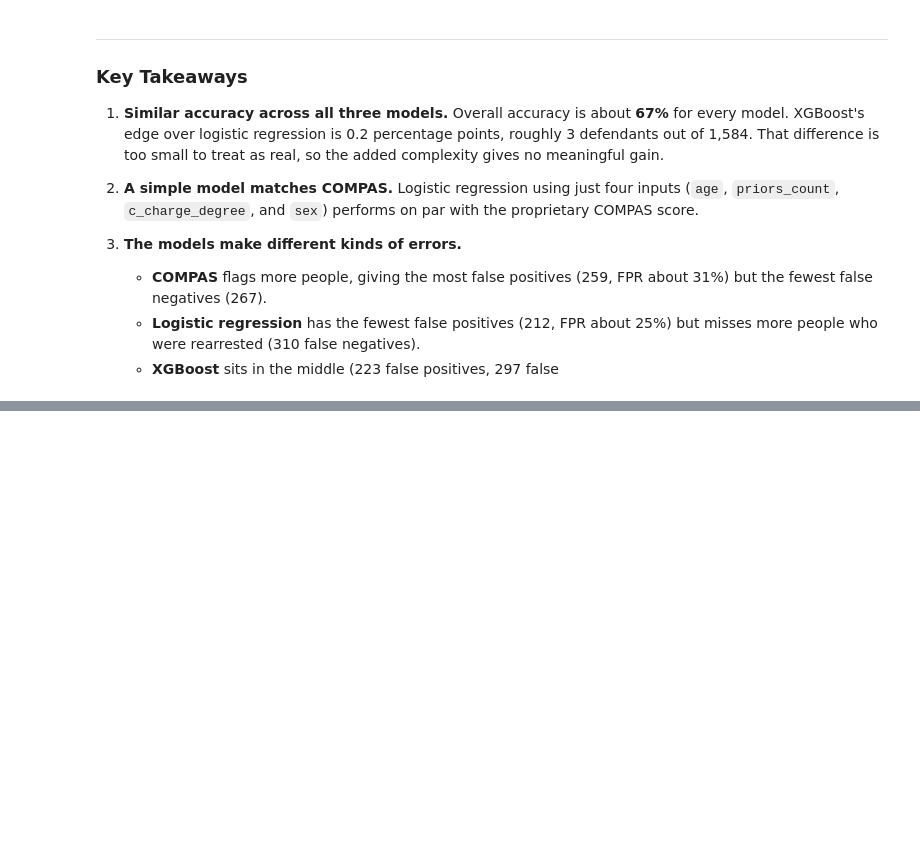
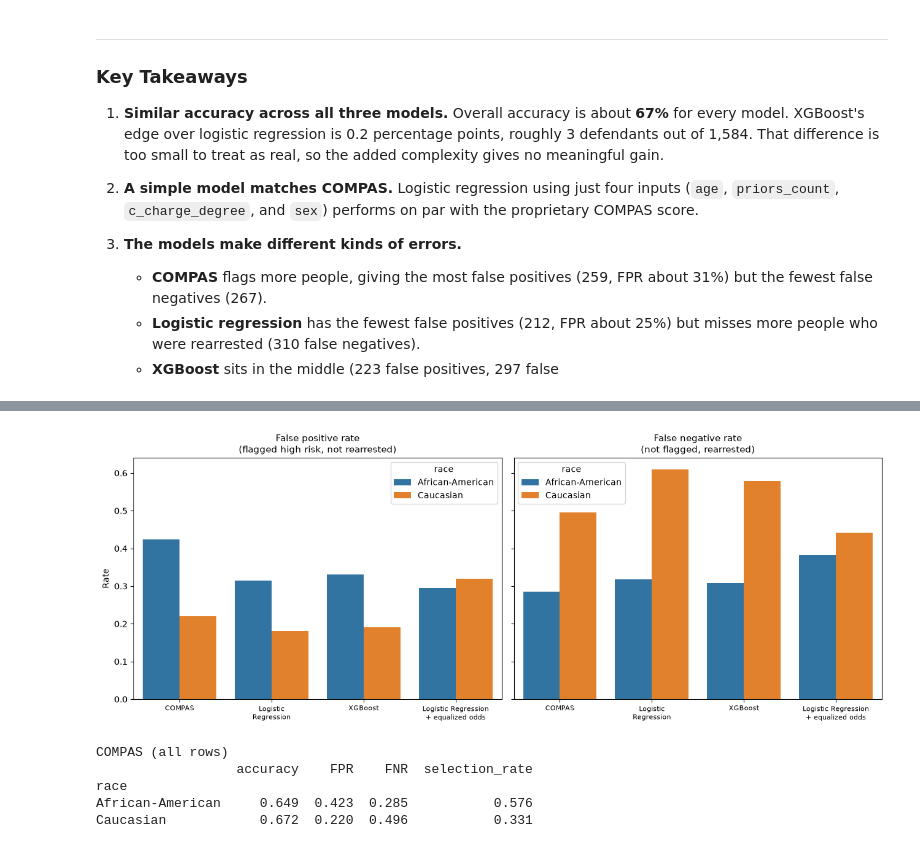
Before and after one commit to DeepCover-spec/compas-fairness-audit, a Jupyter notebook: notebooks/03_models.ipynb, the cells around one changed output, grey strips where cells are left out. Drawn from its saved outputs; the diff is of its cells as text; code cells hidden in the pictures; blank space fills up the shorter version.

Commit message:
Update chart with all-rows COMPAS and add README

```diff
--- a/notebooks/03_models.ipynb
+++ b/notebooks/03_models.ipynb
@@ -88,0 +130,7 @@ COMPAS
+# %%
+from fairlearn.metrics import demographic_parity_difference, equalized_odds_difference
+
+for name, pred in [("Logistic Regression", pred_lr), ("XGBoost", pred_xgb), ("COMPAS", pred_compas)]:
+    dp = demographic_parity_difference(y_test, pred, sensitive_features=race_test)
+    eo = equalized_odds_difference(y_test, pred, sensitive_features=race_test)
+    print(f"{name}: demographic parity diff = {dp:.3f}, equalized odds diff = {eo:.3f}")
@@ -88,0 +189,10 @@ COMPAS
+# %%
+from fairlearn.postprocessing import ThresholdOptimizer
+
+opt = ThresholdOptimizer(estimator=logreg, constraints="equalized_odds",
+                         predict_method="predict_proba", prefit=True)
+opt.fit(X_train, y_train, sensitive_features=race_train)
+pred_fair = opt.predict(X_test, sensitive_features=race_test, random_state=42)
+
+mf_fair = audit(y_test, pred_fair, race_test, "Logistic Regression + equalized odds")
+print("Overall accuracy:", round(accuracy_score(y_test, pred_fair), 3))
@@ -88,0 +228,40 @@ COMPAS
+# %%
+import pandas as pd
+import seaborn as sns
+import matplotlib.pyplot as plt
+
+rows = []
+for name, mf in [("COMPAS", mf_compas_all),
+                 ("Logistic\nRegression", mf_lr),
+                 ("XGBoost", mf_xgb),
+                 ("Logistic Regression\n+ equalized odds", mf_fair)]:
+    for race in mf.by_group.index:
+        rows.append({"model": name, "race": race,
+                     "FPR": mf.by_group.loc[race, "FPR"],
+                     "FNR": mf.by_group.loc[race, "FNR"]})
+res = pd.DataFrame(rows)
+
+fig, axes = plt.subplots(1, 2, figsize=(13, 5), sharey=True)
+for ax, metric, title in zip(
+        axes, ["FPR", "FNR"],
+        ["False positive rate\n(flagged high risk, not rearrested)",
+         "False negative rate\n(not flagged, rearrested)"]):
+    sns.barplot(data=res, x="model", y=metric, hue="race", ax=ax)
+    ax.set_title(title, fontsize=11)
+    ax.set_xlabel("")
+    ax.set_ylabel("Rate" if metric == "FPR" else "")
+    ax.tick_params(axis="x", labelsize=8)
+plt.tight_layout()
+plt.savefig("../reports/error_rates_by_race.png", dpi=150, bbox_inches="tight")
+plt.show()
+# %% [output]
+[figure, added]
+# %%
+all_pred = (df["decile_score"] >= 5).astype(int)
+mf_compas_all = audit(df["two_year_recid"], all_pred, df["race"], "COMPAS (all rows)")
+# %% [output]
+COMPAS (all rows)
+                  accuracy    FPR    FNR  selection_rate
+race
+African-American     0.649  0.423  0.285           0.576
+Caucasian            0.672  0.220  0.496           0.331
```
Also changed, not shown: parts of 7 cells of this notebook, 2 other files.
